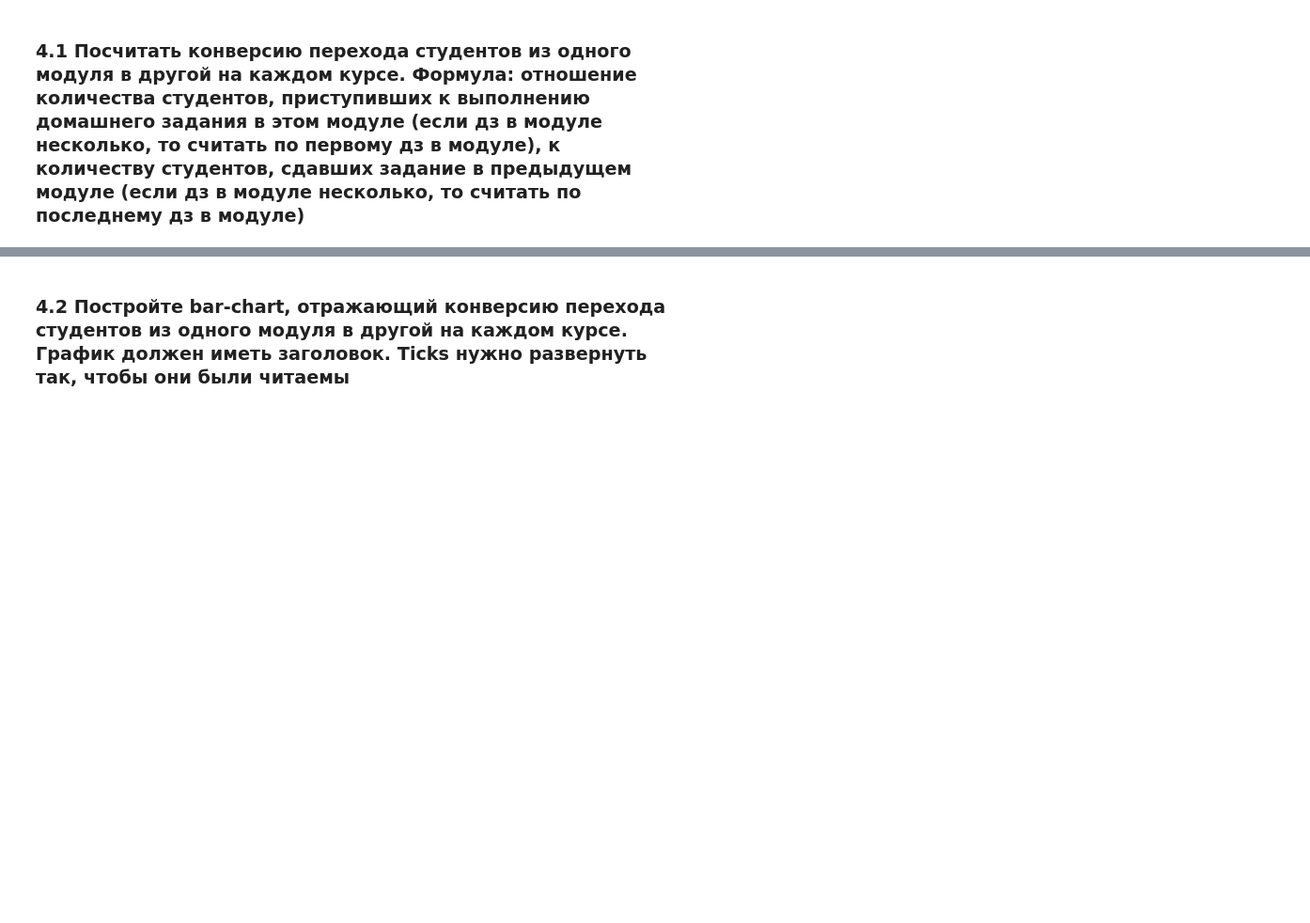
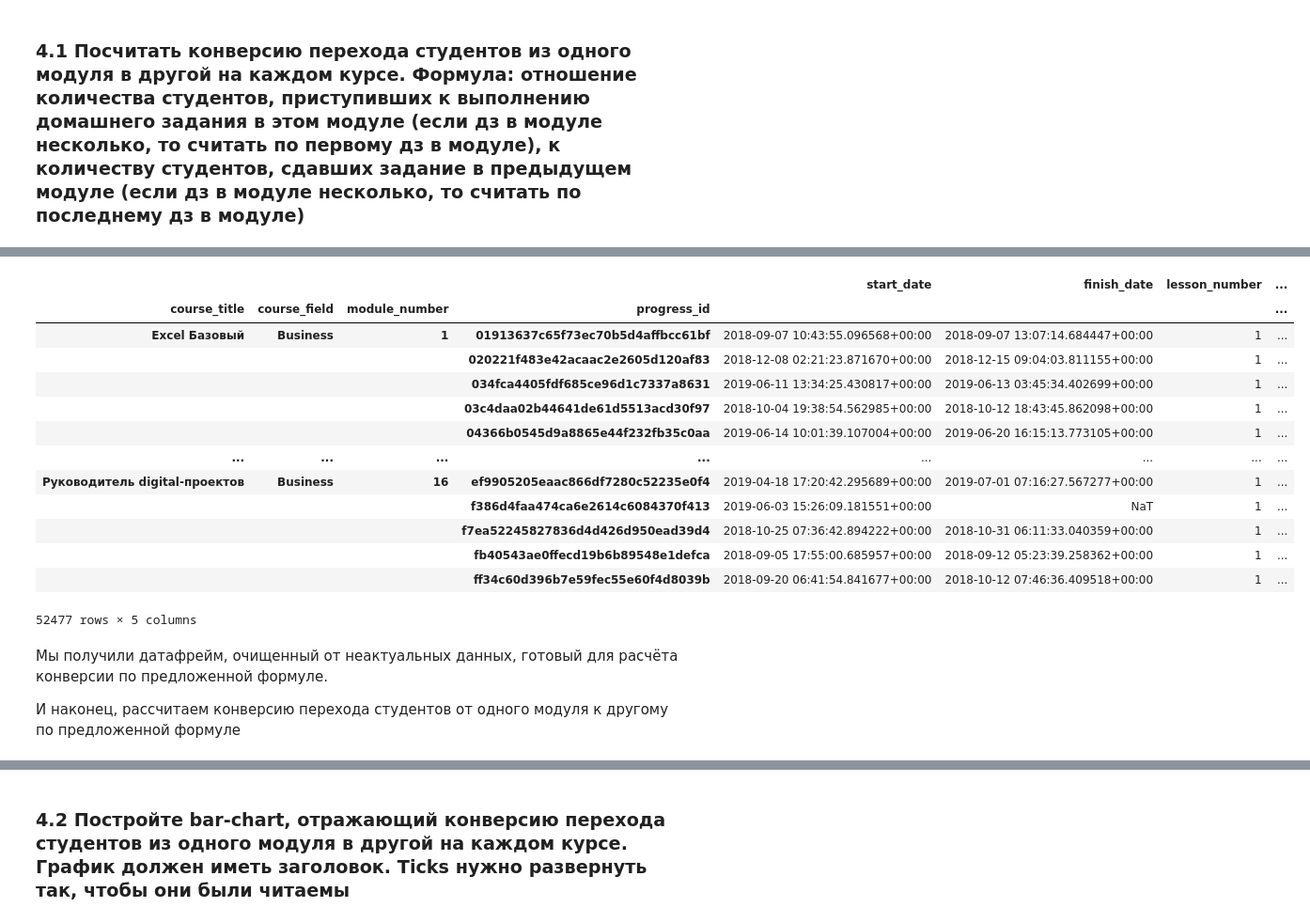
Before and after one commit to greymetall/data_science, a Jupyter notebook: Coursework#1/Coursework_analytics_1.ipynb, the cells around one changed output, grey strips where cells are left out. Shown at 94% size. Cells and saved outputs as stored; diff of their text form; code cells hidden in the pictures; blank space fills up the shorter version.

```diff
--- a/Coursework#1/Coursework_analytics_1.ipynb
+++ b/Coursework#1/Coursework_analytics_1.ipynb
@@ -1181,0 +1209,22 @@ plt.show()
+# %%
+# соединяем полученный датафрейм с количеством уроков, где более одного д/з в модуле с основным датафреймом
+df_all_lessons = df_with_hw.merge(df_not_one_hw.reset_index()\
+                           .drop('lesson_title_all', axis=1),
+                                  how='left',
+                                  on=['course_title','module_title','module_number'])\
+                           .fillna({'lesson_number_all':1}) # во всех остальных модулях по одному д/з, поэтому заполняем единицами
+
+# добавим в название каждог модуля нумерацию и запишем в новую колонку module
+df_all_lessons.loc[:, 'module'] = df_all_lessons.module_number.astype(str) + '. ' + df_all_lessons.module_title
+
+# группируем по курсу, модулю, id и применяем аггрегирующие функции:
+df_all_lessons = df_all_lessons.groupby(['course_title',
+                                         'course_field',
+                                         'module_number',
+                                         'module',
+                                         'progress_id'])\
+                                   .agg({'start_date':'min',         # выбираем дату начала первого д/з в модуле
+                                         'finish_date':'max',        # дату оконания последнего д/з в модуле
+                                         'lesson_number':'count',    # считаем количество сделанных студентом д/з в модуле
+                                         'lesson_number_all':'max'}) # и выводим количество всех д/з на курсе
+df_all_lessons
@@ -1181,0 +1278,26 @@ plt.show()
+# %%
+for course in courses:
+    df_all_lessons.loc[course, 'last_module'] = df_all_lessons.loc[course].index.get_level_values(1).max()
+
+df_final = df_all_lessons[(df_all_lessons.lesson_number == df_all_lessons.lesson_number_all) |
+                          (df_all_lessons.index.get_level_values(2) == df_all_lessons.last_module)]
+df_final
+# %% [output]
+|  |  |  |  | start_date | finish_date | lesson_number | ... |
+| course_title | course_field | module_number | progress_id |  |  |  | ... |
+| Excel Базовый | Business | 1 | 01913637c65f73ec70b5d4affbcc61bf | 2018-09-07 10:43:55.096568+00:00 | 2018-09-07 13:07:14.684447+00:00 | 1 | ... |
+|  |  |  | 020221f483e42acaac2e2605d120af83 | 2018-12-08 02:21:23.871670+00:00 | 2018-12-15 09:04:03.811155+00:00 | 1 | ... |
+|  |  |  | 034fca4405fdf685ce96d1c7337a8631 | 2019-06-11 13:34:25.430817+00:00 | 2019-06-13 03:45:34.402699+00:00 | 1 | ... |
+|  |  |  | 03c4daa02b44641de61d5513acd30f97 | 2018-10-04 19:38:54.562985+00:00 | 2018-10-12 18:43:45.862098+00:00 | 1 | ... |
+|  |  |  | 04366b0545d9a8865e44f232fb35c0aa | 2019-06-14 10:01:39.107004+00:00 | 2019-06-20 16:15:13.773105+00:00 | 1 | ... |
+| ... | ... | ... | ... | ... | ... | ... | ... |
+| Руководитель digital-проектов | Business | 16 | ef9905205eaac866df7280c52235e0f4 | 2019-04-18 17:20:42.295689+00:00 | 2019-07-01 07:16:27.567277+00:00 | 1 | ... |
+|  |  |  | f386d4faa474ca6e2614c6084370f413 | 2019-06-03 15:26:09.181551+00:00 | NaT | 1 | ... |
+|  |  |  | f7ea52245827836d4d426d950ead39d4 | 2018-10-25 07:36:42.894222+00:00 | 2018-10-31 06:11:33.040359+00:00 | 1 | ... |
+|  |  |  | fb40543ae0ffecd19b6b89548e1defca | 2018-09-05 17:55:00.685957+00:00 | 2018-09-12 05:23:39.258362+00:00 | 1 | ... |
+|  |  |  | ff34c60d396b7e59fec55e60f4d8039b | 2018-09-20 06:41:54.841677+00:00 | 2018-10-12 07:46:36.409518+00:00 | 1 | ... |
+52477 rows × 5 columns
+# %% [markdown]
+Мы получили датафрейм, очищенный от неактуальных данных, готовый для расчёта конверсии по предложенной формуле.
+
+И наконец, рассчитаем конверсию перехода студентов от одного модуля к другому по предложенной формуле
```
Also changed, not shown: parts of 44 cells of this notebook.
